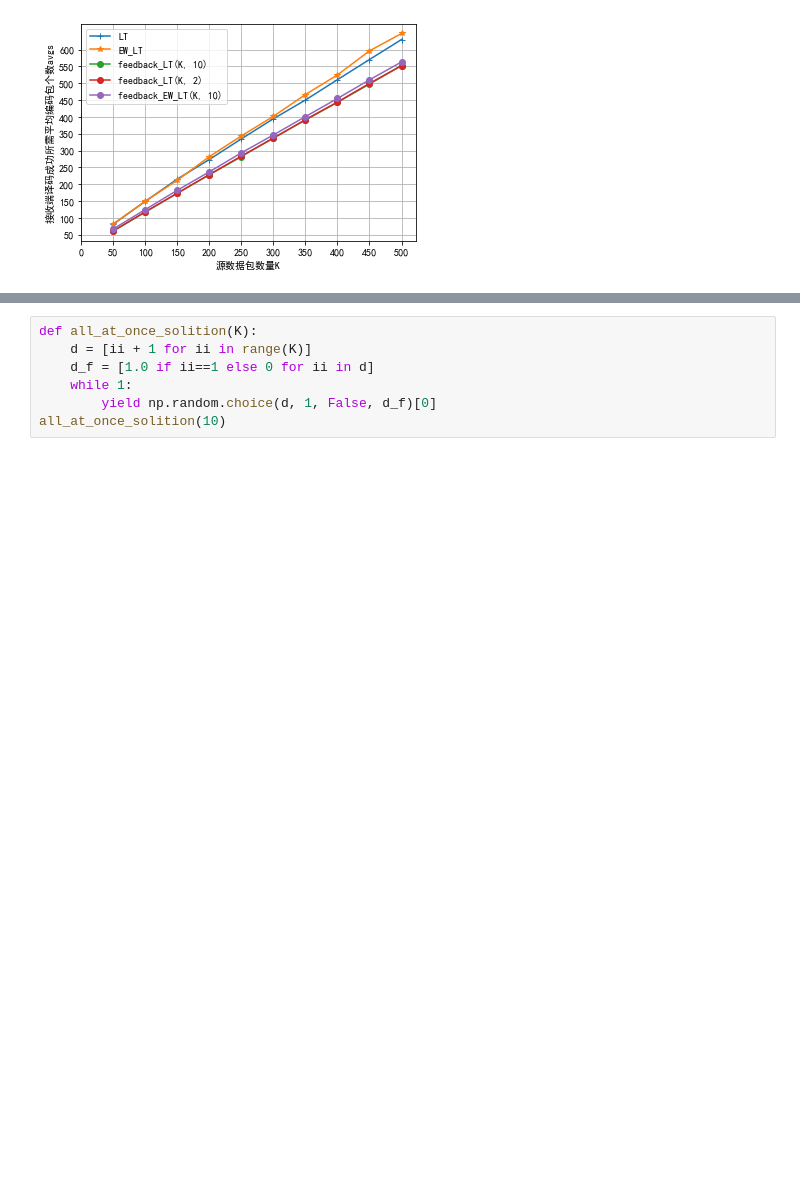
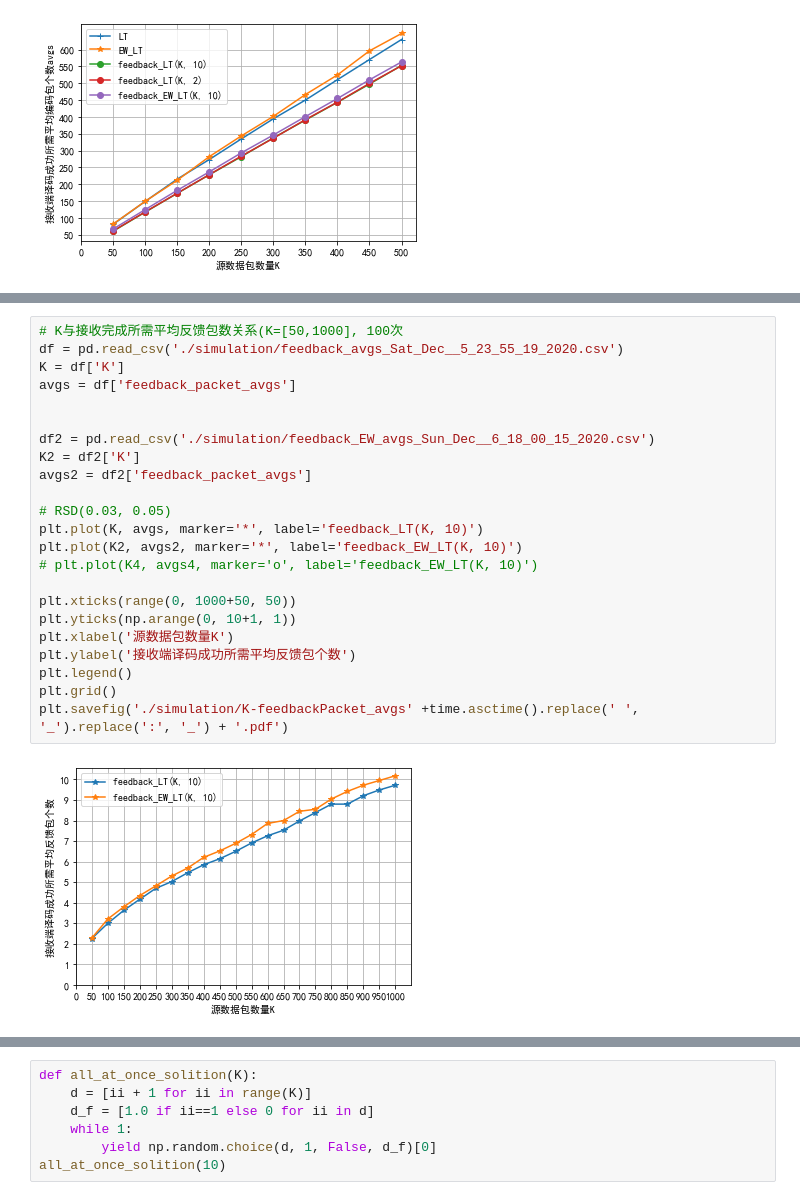
Before and after one commit to alanpengz/fountaincode_simulation, a Jupyter notebook: plot_chunk_size.ipynb, the cells around one changed output, grey strips where cells are left out. Saved outputs shown, nothing was run; the diff lists cells and outputs as text; blank space fills up the shorter version.

```diff
--- a/plot_chunk_size.ipynb
+++ b/plot_chunk_size.ipynb
@@ -145,3 +142,28 @@ plt.grid()
 plt.savefig('./simulation/K-avgs' +time.asctime().replace(' ', '_').replace(':', '_') + '.pdf')
 # %% [output]
 [figure]
+# %%
+# K与接收完成所需平均反馈包数关系(K=[50,1000], 100次
+df = pd.read_csv('./simulation/feedback_avgs_Sat_Dec__5_23_55_19_2020.csv')
+K = df['K']
+avgs = df['feedback_packet_avgs']
+
+
+df2 = pd.read_csv('./simulation/feedback_EW_avgs_Sun_Dec__6_18_00_15_2020.csv')
+K2 = df2['K']
+avgs2 = df2['feedback_packet_avgs']
+
+# RSD(0.03, 0.05)
+plt.plot(K, avgs, marker='*', label='feedback_LT(K, 10)')
+plt.plot(K2, avgs2, marker='*', label='feedback_EW_LT(K, 10)')
+# plt.plot(K4, avgs4, marker='o', label='feedback_EW_LT(K, 10)')
+
+plt.xticks(range(0, 1000+50, 50))
+plt.yticks(np.arange(0, 10+1, 1))
+plt.xlabel('源数据包数量K')
+plt.ylabel('接收端译码成功所需平均反馈包个数')
+plt.legend()
+plt.grid()
+plt.savefig('./simulation/K-feedbackPacket_avgs' +time.asctime().replace(' ', '_').replace(':', '_') + '.pdf')
+# %% [output]
+[figure, added]
```
Also changed, not shown: parts of 5 cells of this notebook, 37 other files.
